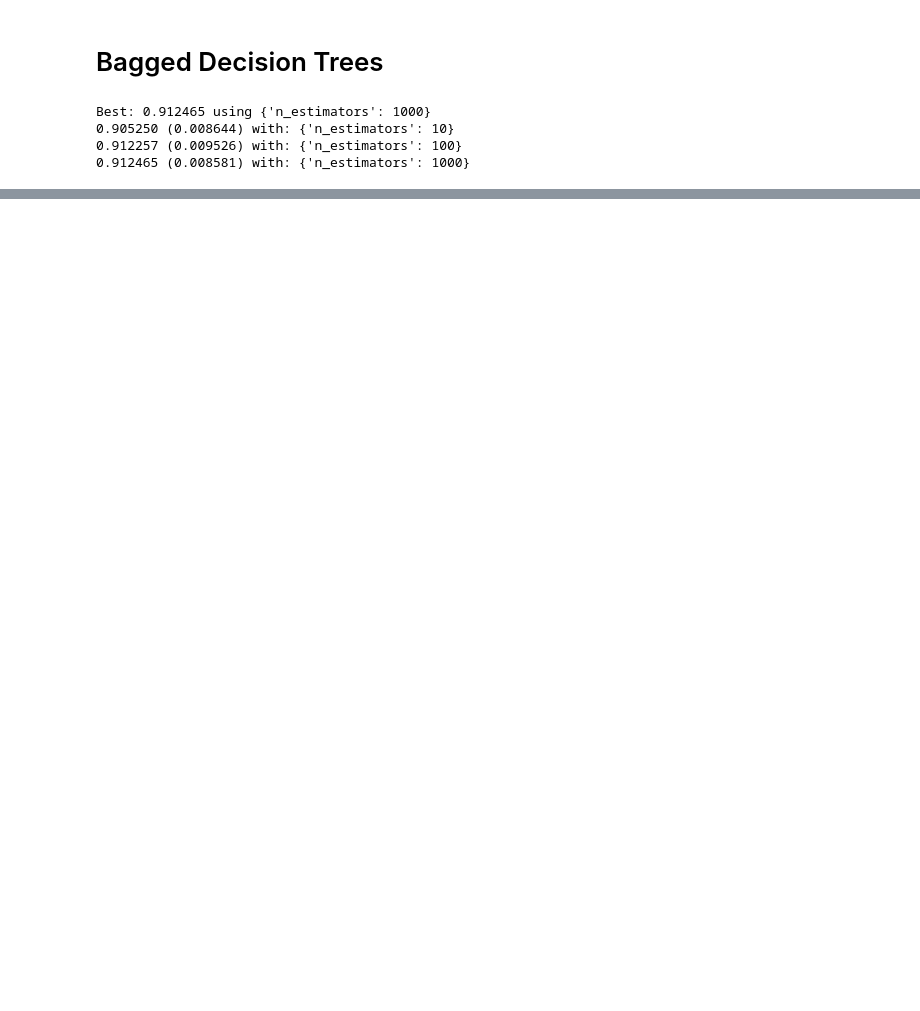
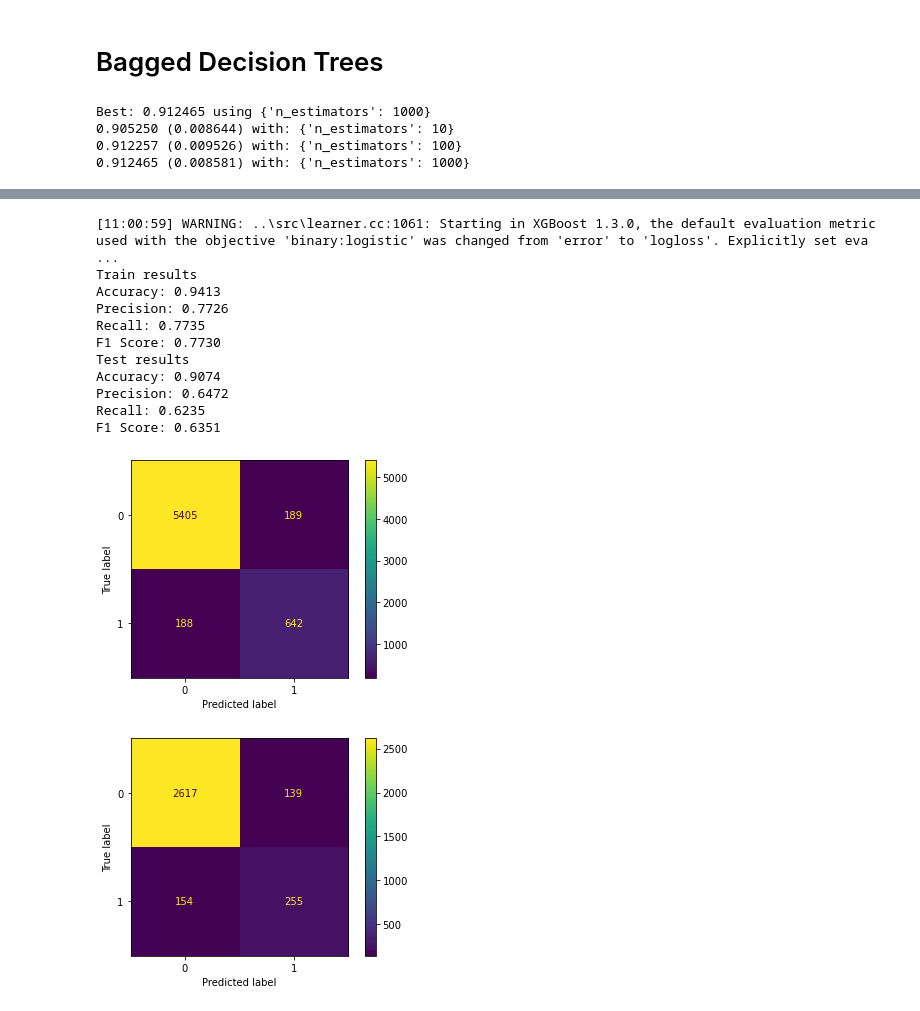
Before and after one commit to CGPinDC/Bird-Classification-Project, a Jupyter notebook: notebooks/crystal/Decision_Tree_Models.ipynb, the cells around one changed output, grey strips where cells are left out. Drawn from its saved outputs; the diff is of its cells as text; code cells hidden in the pictures; blank space fills up the shorter version.

```diff
--- a/notebooks/crystal/Decision_Tree_Models.ipynb
+++ b/notebooks/crystal/Decision_Tree_Models.ipynb
@@ -695,0 +814,24 @@ Best: 0.912465 using {'n_estimators': 1000}
+# %%
+xgb_clf_2 = XGBClassifier(random_state=42,
+                        sampling_method="gradient_based",
+                        max_depth=4,
+                        eta=0.1,
+                        use_label_encoder=False)
+
+xgb_clf_2.fit(X_train, y_train)
+
+model_evaluation(xgb_clf_2, roc=False)
+# %% [output]
+[11:00:59] WARNING: ..\src\learner.cc:1061: Starting in XGBoost 1.3.0, the default evaluation metric used with the objective 'binary:logistic' was changed from 'error' to 'logloss'. Explicitly set eva ...
+Train results
+Accuracy: 0.9413
+Precision: 0.7726
+Recall: 0.7735
+F1 Score: 0.7730
+Test results
+Accuracy: 0.9074
+Precision: 0.6472
+Recall: 0.6235
+F1 Score: 0.6351
+[figure, added]
+[figure, added]
```
Also changed, not shown: parts of 56 cells of this notebook.
